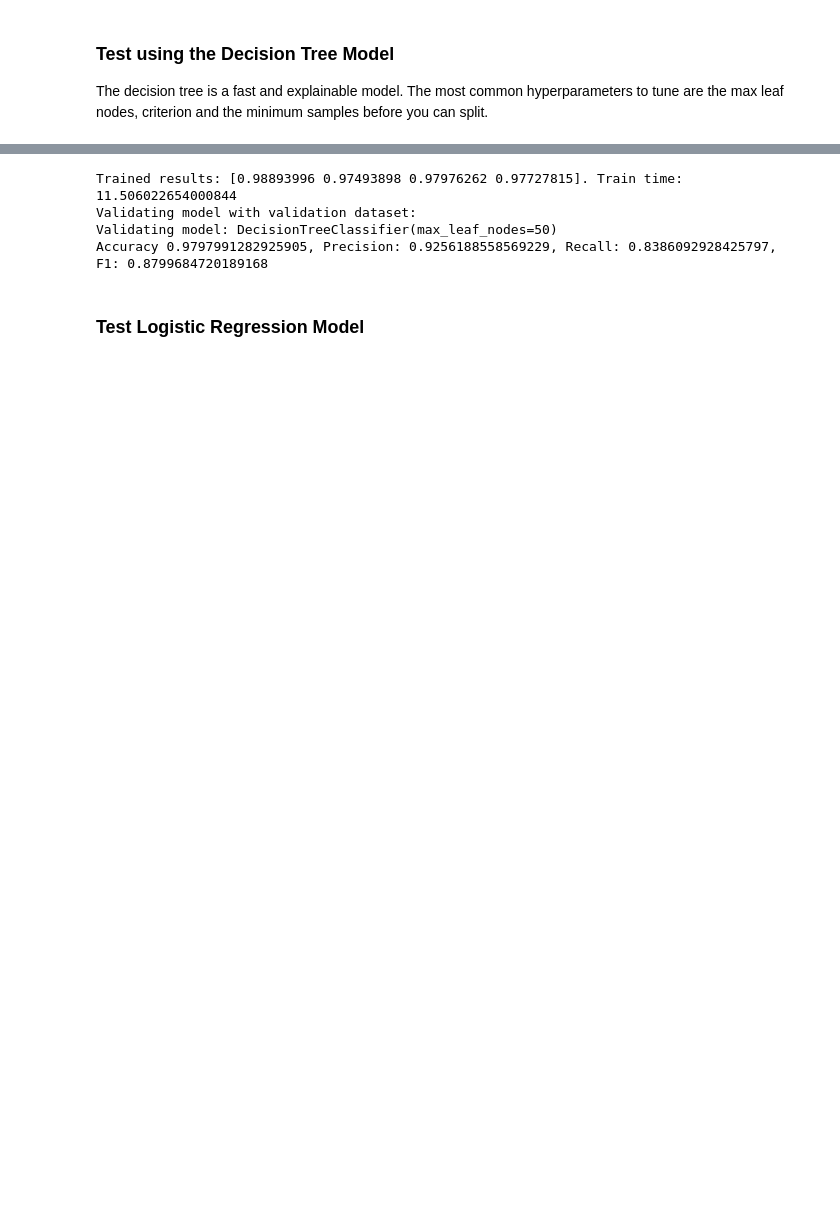
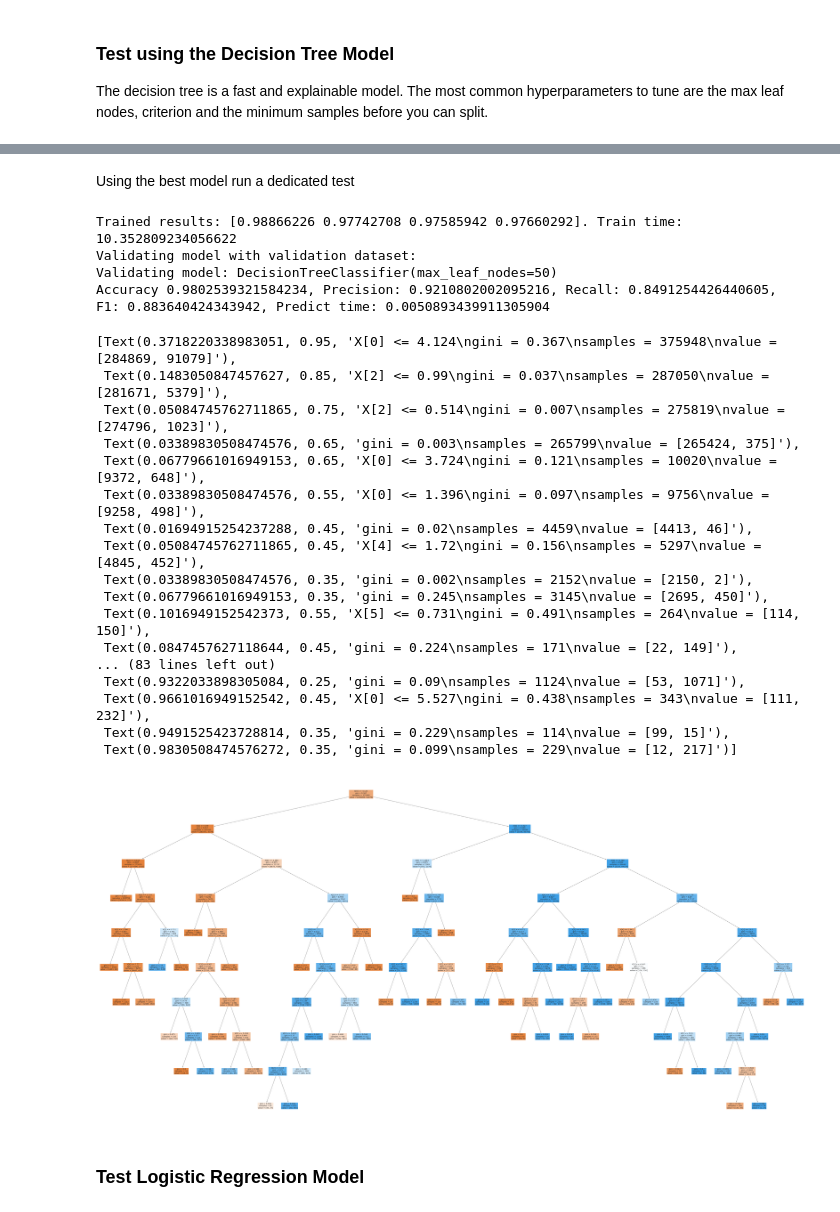
Before and after one commit to bryonbaker/SIT720, a Jupyter notebook: Ass3/SIT720_A3_85031775.ipynb, the cells around one changed output, grey strips where cells are left out. Saved outputs shown, nothing was run; the diff lists cells and outputs as text; code cells hidden in the pictures; blank space fills up the shorter version.

```diff
--- a/Ass3/SIT720_A3_85031775.ipynb
+++ b/Ass3/SIT720_A3_85031775.ipynb
@@ -557,13 +593,41 @@ entropy 500 8: Averages: [0.98899023 0.97722523 0.97759863 0.97731546], Train ti
+# %% [markdown]
+Using the best model run a dedicated test
 # %%
-model, score, train_time = perform_decision_tree( train_X, train_y, 'gini', 50, 2 )
+model, score, train_time = perform_decision_tree( train_X, train_y, 'gini', 10, 8 )
 print(f"Trained results: {np.array(score).mean(axis=0)}. Train time: {train_time}")
+
 print("Validating model with validation dataset:")
-validate_model( model, val_X, val_y )
+accuracy, precision, recall, f1, predict_time = validate_model( model, val_X, val_y )
+print(f"Accuracy {accuracy}, Precision: {precision}, Recall: {recall}, F1: {f1}, Predict time: {predict_time}")
 # %% [output]
-Trained results: [0.98893996 0.97493898 0.97976262 0.97727815]. Train time: 11.506022654000844
+Trained results: [0.98866226 0.97742708 0.97585942 0.97660292]. Train time: 10.352809234056622
 Validating model with validation dataset:
 Validating model: DecisionTreeClassifier(max_leaf_nodes=50)
-Accuracy 0.9797991282925905, Precision: 0.9256188558569229, Recall: 0.8386092928425797, F1: 0.8799684720189168
+Accuracy 0.9802539321584234, Precision: 0.9210802002095216, Recall: 0.8491254426440605, F1: 0.883640424343942, Predict time: 0.0050893439911305904
+# %%
+# Display the resulting decision tree
+from sklearn import tree
+plt.figure(figsize=(100,50))
+tree.plot_tree(model,filled=True)
+# %% [output]
+[Text(0.3718220338983051, 0.95, 'X[0] <= 4.124\ngini = 0.367\nsamples = 375948\nvalue = [284869, 91079]'),
+ Text(0.1483050847457627, 0.85, 'X[2] <= 0.99\ngini = 0.037\nsamples = 287050\nvalue = [281671, 5379]'),
+ Text(0.05084745762711865, 0.75, 'X[2] <= 0.514\ngini = 0.007\nsamples = 275819\nvalue = [274796, 1023]'),
+ Text(0.03389830508474576, 0.65, 'gini = 0.003\nsamples = 265799\nvalue = [265424, 375]'),
+ Text(0.06779661016949153, 0.65, 'X[0] <= 3.724\ngini = 0.121\nsamples = 10020\nvalue = [9372, 648]'),
+ Text(0.03389830508474576, 0.55, 'X[0] <= 1.396\ngini = 0.097\nsamples = 9756\nvalue = [9258, 498]'),
+ Text(0.01694915254237288, 0.45, 'gini = 0.02\nsamples = 4459\nvalue = [4413, 46]'),
+ Text(0.05084745762711865, 0.45, 'X[4] <= 1.72\ngini = 0.156\nsamples = 5297\nvalue = [4845, 452]'),
+ Text(0.03389830508474576, 0.35, 'gini = 0.002\nsamples = 2152\nvalue = [2150, 2]'),
+ Text(0.06779661016949153, 0.35, 'gini = 0.245\nsamples = 3145\nvalue = [2695, 450]'),
+ Text(0.1016949152542373, 0.55, 'X[5] <= 0.731\ngini = 0.491\nsamples = 264\nvalue = [114, 150]'),
+ Text(0.0847457627118644, 0.45, 'gini = 0.224\nsamples = 171\nvalue = [22, 149]'),
+... (83 lines left out)
+ Text(0.9322033898305084, 0.25, 'gini = 0.09\nsamples = 1124\nvalue = [53, 1071]'),
+ Text(0.9661016949152542, 0.45, 'X[0] <= 5.527\ngini = 0.438\nsamples = 343\nvalue = [111, 232]'),
+ Text(0.9491525423728814, 0.35, 'gini = 0.229\nsamples = 114\nvalue = [99, 15]'),
+ Text(0.9830508474576272, 0.35, 'gini = 0.099\nsamples = 229\nvalue = [12, 217]')]
+[figure, added]
 # %% [markdown]
 ### Test Logistic Regression Model
 # %%
```
Also changed, not shown: parts of 30 cells of this notebook.
